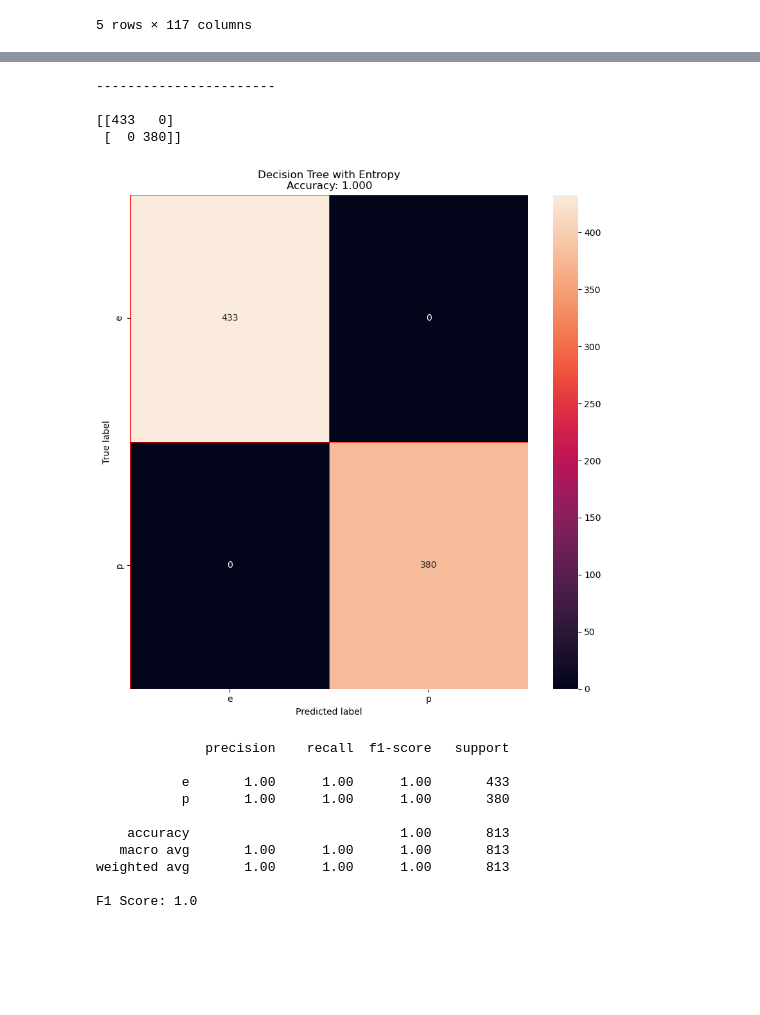
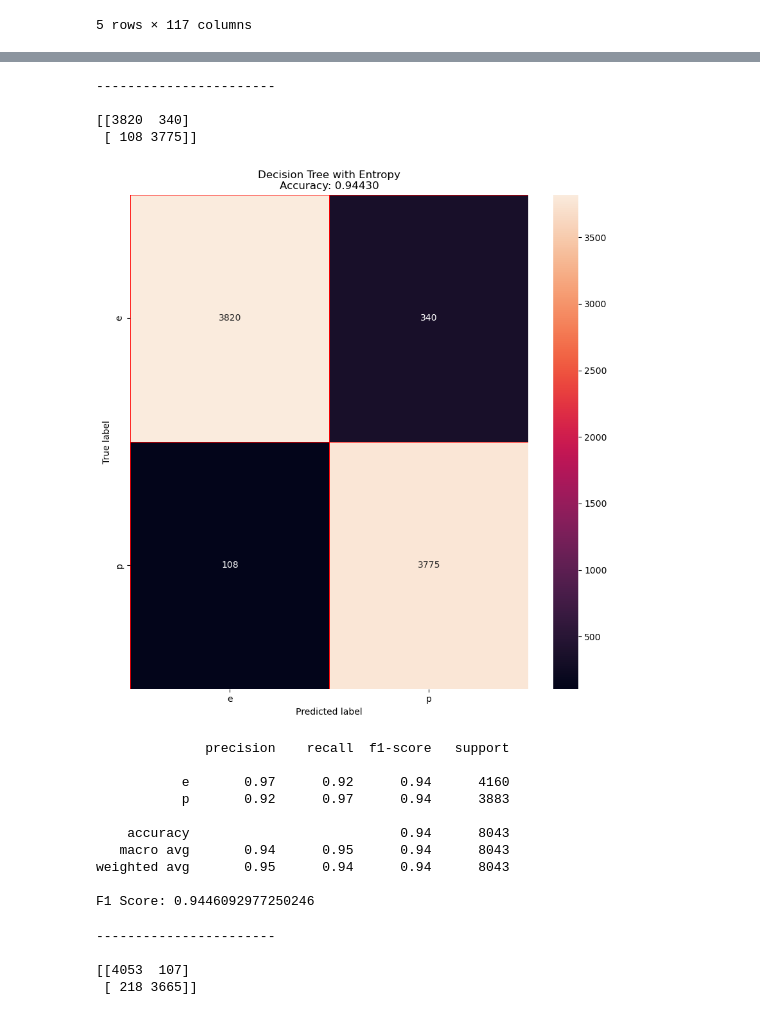
Before and after one commit to CookieDude96/mushrooms-dm, a Jupyter notebook: mushrooms.ipynb, the cells around one changed output, grey strips where cells are left out. Saved outputs shown, nothing was run; the diff lists cells and outputs as text; code cells hidden in the pictures; blank space fills up the shorter version.

```diff
--- a/mushrooms.ipynb
+++ b/mushrooms.ipynb
@@ -600,7 +600,7 @@ X.head()
 from sklearn.model_selection import train_test_split
 
 X_train, X_test, y_train, y_test = train_test_split(
-    X, y, test_size=0.1, random_state=42
+    X, y, test_size=0.99, random_state=42
 )
 
 # Check the shape of X train and X test
@@ -660,20 +656,20 @@ print(cm)
 # %% [output]
 -----------------------
 
-[[433   0]
- [  0 380]]
+[[3820  340]
+ [ 108 3775]]
 # %%
 # Transform to df for easier plotting
 cm_df = pd.DataFrame(cm, index=["e", "p"], columns=["e", "p"])
 
 f, ax = plt.subplots(figsize=(10, 10))
 sns.heatmap(cm_df, annot=True, linewidths=0.5, linecolor="red", fmt=".0f", ax=ax)
-plt.title(f"Decision Tree with Entropy\nAccuracy: {accuracy_score(y_test, y_pred):.3f}")
+plt.title(f"Decision Tree with Entropy\nAccuracy: {accuracy_score(y_test, y_pred):.5f}")
 plt.ylabel("True label")
 plt.xlabel("Predicted label")
 plt.show()
 # %% [output]
-[figure, old version]
+[figure, new version]
 # %%
 print(classification_report(y_test, y_pred))
 
@@ -685,11 +681,11 @@ print("F1 Score:", f1)
 # %% [output]
               precision    recall  f1-score   support
 
-           e       1.00      1.00      1.00       433
-           p       1.00      1.00      1.00       380
+           e       0.97      0.92      0.94      4160
+           p       0.92      0.97      0.94      3883
 
-    accuracy                           1.00       813
-   macro avg       1.00      1.00      1.00       813
-weighted avg       1.00      1.00      1.00       813
+    accuracy                           0.94      8043
+   macro avg       0.94      0.95      0.94      8043
+weighted avg       0.95      0.94      0.94      8043
 
-F1 Score: 1.0
+F1 Score: 0.9446092977250246
@@ -695,0 +700,17 @@ F1 Score: 1.0
+# %%
+# Creates a confusion matrix
+from sklearn.metrics import confusion_matrix
+from sklearn.metrics import classification_report
+from sklearn.metrics import f1_score
+from sklearn.metrics import accuracy_score
+
+
+
+cm = confusion_matrix(y_test, y_pred)
+print("-----------------------\n")
+print(cm)
+# %% [output]
+-----------------------
+
+[[4053  107]
+ [ 218 3665]]
```
Also changed, not shown: parts of 9 cells of this notebook, 1 other file.
